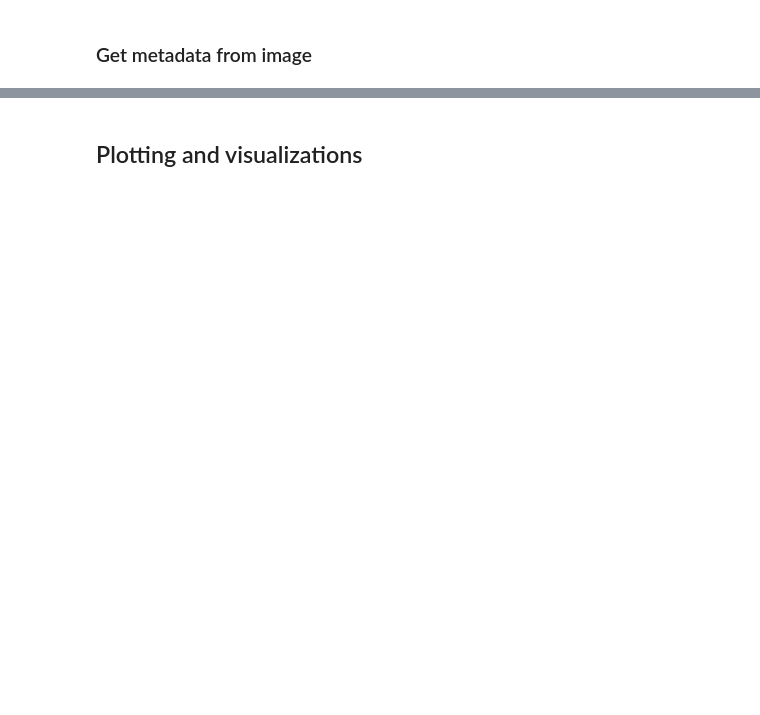
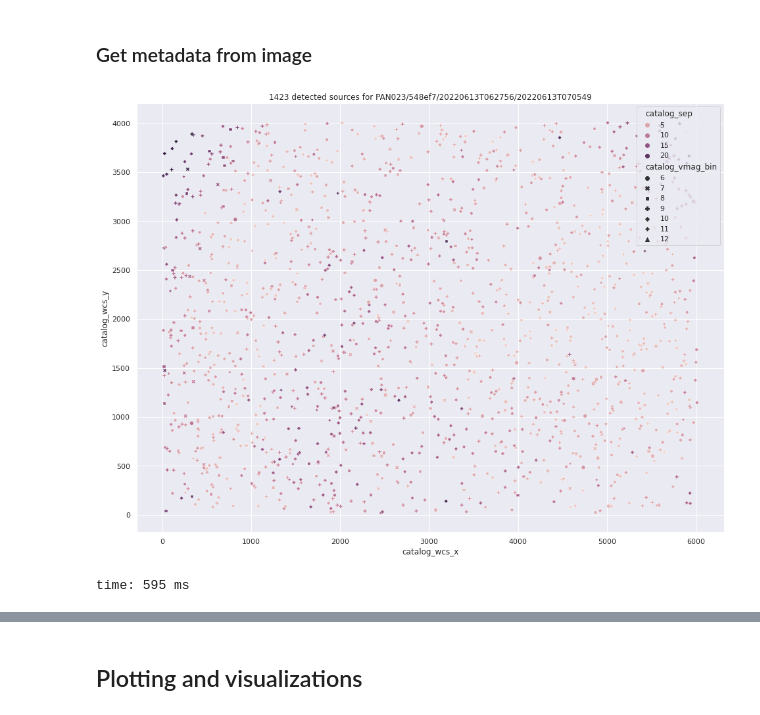
Before and after one commit to panoptes/panoptes-pipeline, a Jupyter notebook: notebooks/ProcessFITS.ipynb, the cells around one changed output, grey strips where cells are left out. Saved outputs shown, nothing was run; the diff lists cells and outputs as text; code cells hidden in the pictures; blank space fills up the shorter version.

```diff
--- a/notebooks/ProcessFITS.ipynb
+++ b/notebooks/ProcessFITS.ipynb
@@ -73,0 +140,2 @@ data = np.ma.masked_greater_equal(data, settings.params.camera.saturation).astyp
+# %%
+data.meta = settings.params.dict()
@@ -75,7 +145,7 @@ data = np.ma.masked_greater_equal(data, settings.params.camera.saturation).astyp
 ### Subtract RGB background
 # %%
 # Get RGB background data.
-rgb_background = bayer.get_rgb_background(data=data,
+rgb_background = bayer.get_rgb_background(data=data.data,
                                           return_separate=True,
                                           box_size=settings.params.background.box_size,
                                           filter_size=settings.params.background.filter_size,
@@ -83,7 +155,21 @@ rgb_background = bayer.get_rgb_background(data=data,
 # %%
 combined_bg_data = list()
 combined_bg_residual_data = list()
+bg_values = dict()
+print('Backgrounds:')
 for color, bg in zip(bayer.RGB, rgb_background):
+    bg_median = bg.background_median #.astype('int')
+    bg_median_rms = bg.background_rms_median #.astype('int')
+
+    bg_values[color.name] = dict(median=bg_median, rms=bg_median_rms)
+
+    print(f'{color.name:>10s}: median={bg_median:.03f} rms={bg_median_rms:.03f}')
+
+    # Subtract median background (one int per color channel).
+    # color_data = np.ma.array(np.ones_like(bg.background) * bg_median, mask=bg.mask)
+    # color_residual_data = np.ma.array(np.ones_like(bg.background) * bg_median_rms, mask=bg.mask)
+
+    # Subtract background.
     color_data = np.ma.array(data=bg.background, mask=bg.mask)
     color_residual_data = np.ma.array(data=bg.background_rms, mask=bg.mask)
 
@@ -118,4 +241,4 @@ image_processing.save_fits(settings.files.extras_filename,
 # %%
 # Plate solve newly calibrated file.
-wcs0 = image_processing.plate_solve(settings=settings)
+wcs0 = image_processing.plate_solve(settings=settings, filename=settings.files.reduced_filename)
 wcs0
@@ -130,2 +297,9 @@ matched_sources = image_processing.match_sources(detected_sources, wcs0, setting
 # %% [markdown]
 ### Get metadata from image
+# %%
+ax = sb.scatterplot(data=matched_sources, x='catalog_wcs_x', y='catalog_wcs_y', hue='catalog_sep', style='catalog_vmag_bin')
+ax.figure.set_size_inches(16, 12)
+ax.set_title(f'{len(matched_sources)} detected sources for {image_uid}');
+# %% [output]
+[figure, added]
+time: 595 ms
```
Also changed, not shown: parts of 41 cells of this notebook, 7 other files.
